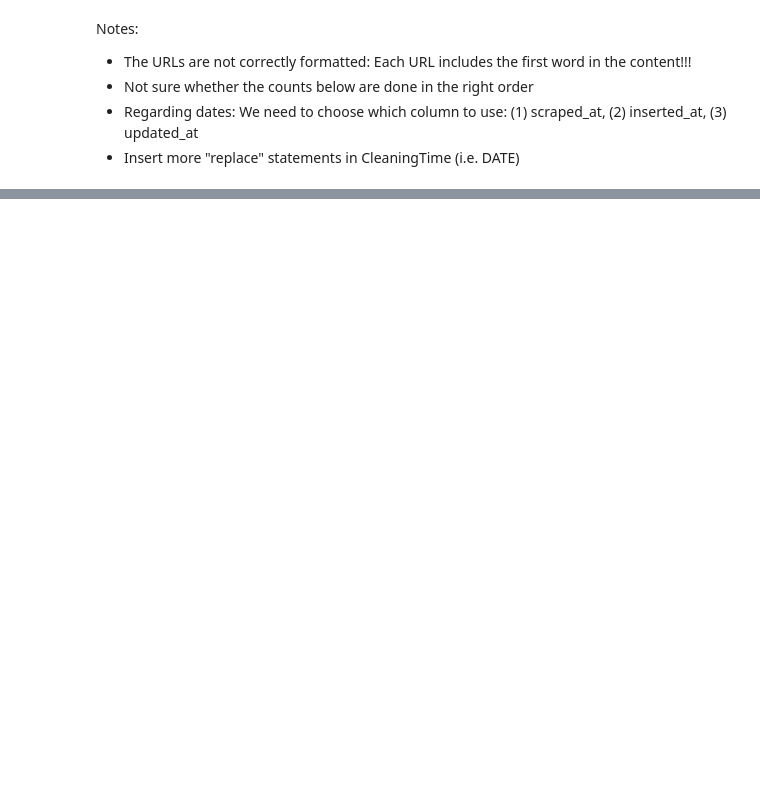
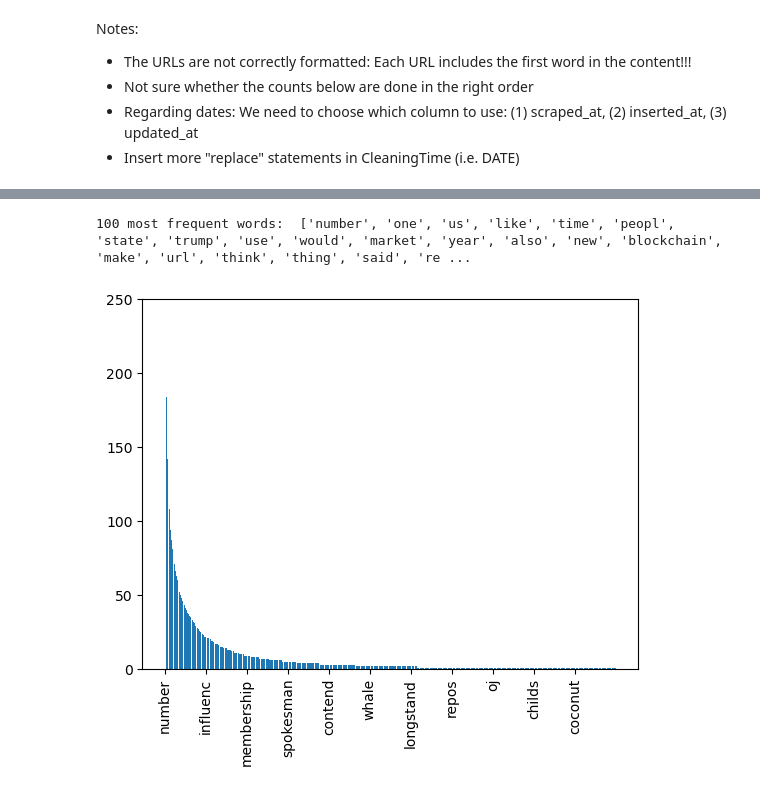
Before and after one commit to htr177/Group-8, a Jupyter notebook: project2.0.ipynb, the cells around one changed output, grey strips where cells are left out. Cells and saved outputs as stored; diff of their text form; code cells hidden in the pictures; blank space fills up the shorter version.

```diff
--- a/project2.0.ipynb
+++ b/project2.0.ipynb
@@ -279,0 +249,41 @@ Number of punctuations:  0
+# %%
+import matplotlib.pyplot as plt
+
+# Determine 100 most frequent words in in content column
+def most_frequent_words (file):
+    UN = {}
+    for row in file:
+        for word in row:
+            if word not in UN:
+                UN[word] = 1
+            else:
+                UN[word] += 1
+    UN = dict(sorted(UN.items(), key = lambda kv: kv[1], reverse=True)) # Sorting the unique words after number of occurrences, from highest to lowest
+    return list(UN.keys())[:100]
+
+print("100 most frequent words: ", most_frequent_words(Copy_stemming['content']))
+
+# Plot the frequency of the 10000 most frequent words with a bar plot. Use every 1000th word as a label on the x-axis.
+def plot_most_frequent_words(file):
+    UN = {}
+    for row in file:
+        for word in row:
+            if word not in UN:
+                UN[word] = 1
+            else:
+                UN[word] += 1
+    UN = dict(sorted(UN.items(), key = lambda kv: kv[1], reverse=True))
+    plt.bar(range(len(UN)), list(UN.values()), align='center')
+
+    # Only label every 1000th word on the x-axis
+    plt.xticks(range(0, len(UN), 1000), list(UN.keys())[::1000], rotation='vertical')
+
+    # Rescale the y-axis to improve visualization
+    plt.ylim(0, 250)
+
+    plt.show()
+
+plot_most_frequent_words(Copy_stemming['content'])
+# %% [output]
+100 most frequent words:  ['number', 'one', 'us', 'like', 'time', 'peopl', 'state', 'trump', 'use', 'would', 'market', 'year', 'also', 'new', 'blockchain', 'make', 'url', 'think', 'thing', 'said', 're ...
+[figure, added]
```
Also changed, not shown: parts of 4 cells of this notebook.
